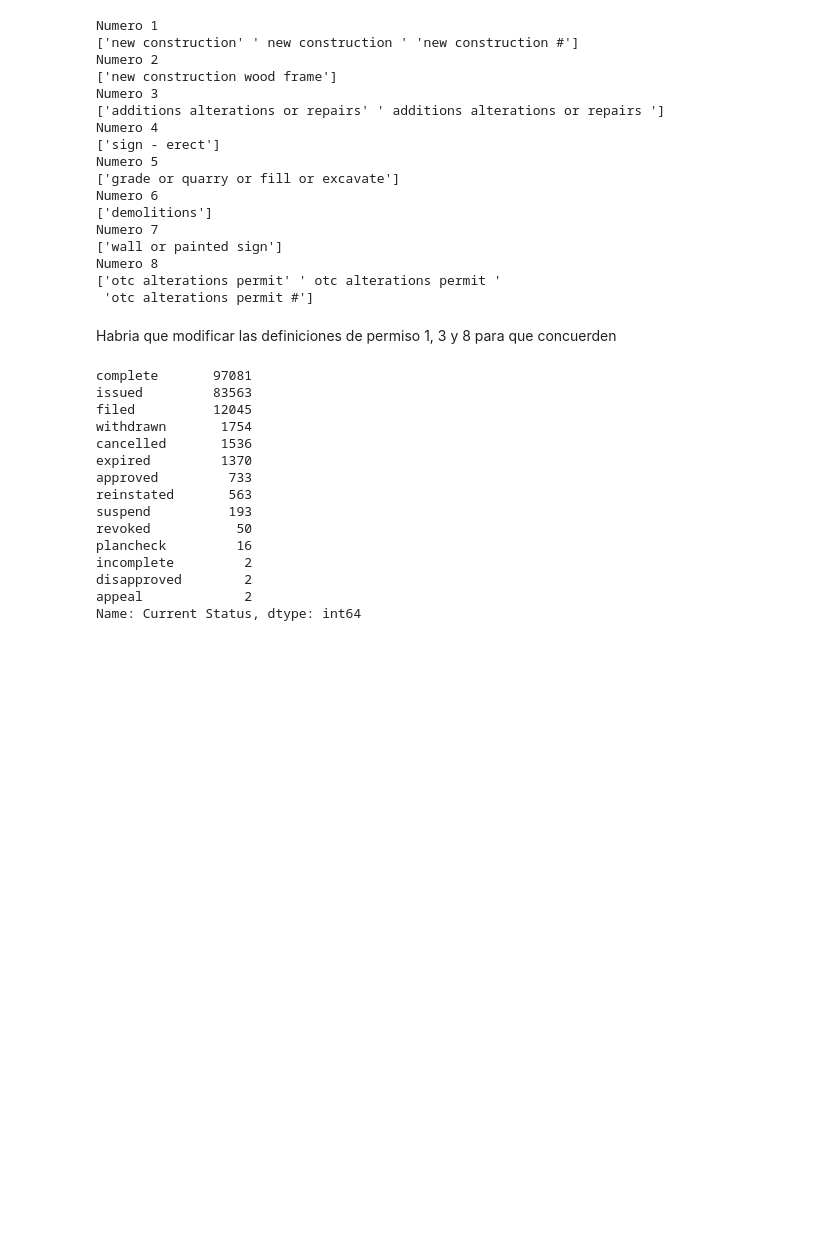
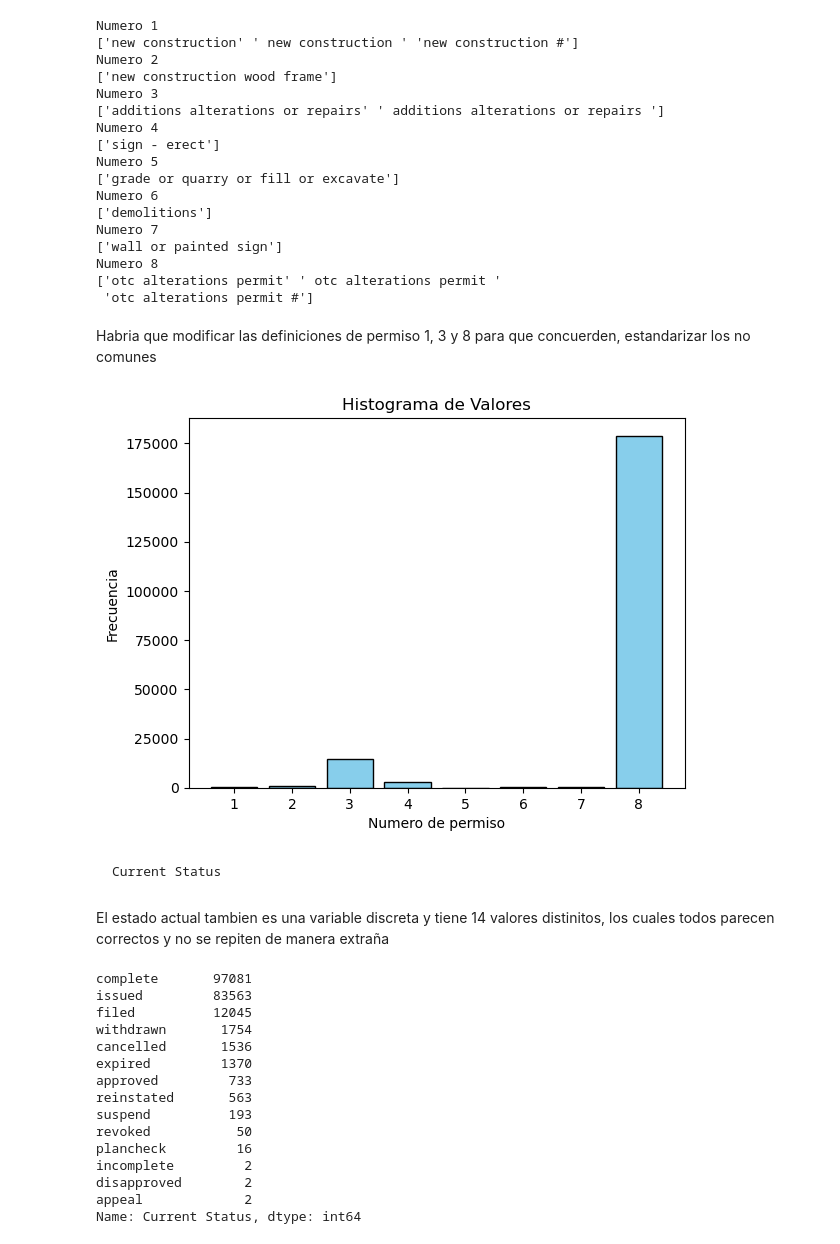
Before and after one commit to geropo08/Practico1Analisis, a Jupyter notebook: Practico1.ipynb, the cells around one changed output. Saved outputs shown, nothing was run; the diff lists cells and outputs as text; code cells hidden in the pictures; blank space fills up the shorter version.

```diff
--- a/Practico1.ipynb
+++ b/Practico1.ipynb
@@ -318,7 +314,26 @@ Numero 8
 ['otc alterations permit' ' otc alterations permit '
  'otc alterations permit #']
 # %% [markdown]
-Habria que modificar las definiciones de permiso 1, 3 y 8 para que concuerden
+Habria que modificar las definiciones de permiso 1, 3 y 8 para que concuerden, estandarizar los no comunes
+# %%
+value_counts = dataSet['Permit Type'].value_counts()
+
+# Separate the values and frequencies into two arrays
+values_array = value_counts.index.to_numpy()
+# %%
+
+plt.bar(values_array,value_counts, color='skyblue', edgecolor='black')
+plt.title('Histograma de Valores')
+plt.xlabel('Numero de permiso')
+plt.ylabel('Frecuencia')
+
+plt.show()
+# %% [output]
+[figure, added]
+# %% [markdown]
+    Current Status
+# %% [markdown]
+El estado actual tambien es una variable discreta y tiene 14 valores distinitos, los cuales todos parecen correctos y no se repiten de manera extraña
 # %%
 dataSet['Current Status'].value_counts()
 # %% [output]
```
Also changed, not shown: parts of 25 cells of this notebook.
